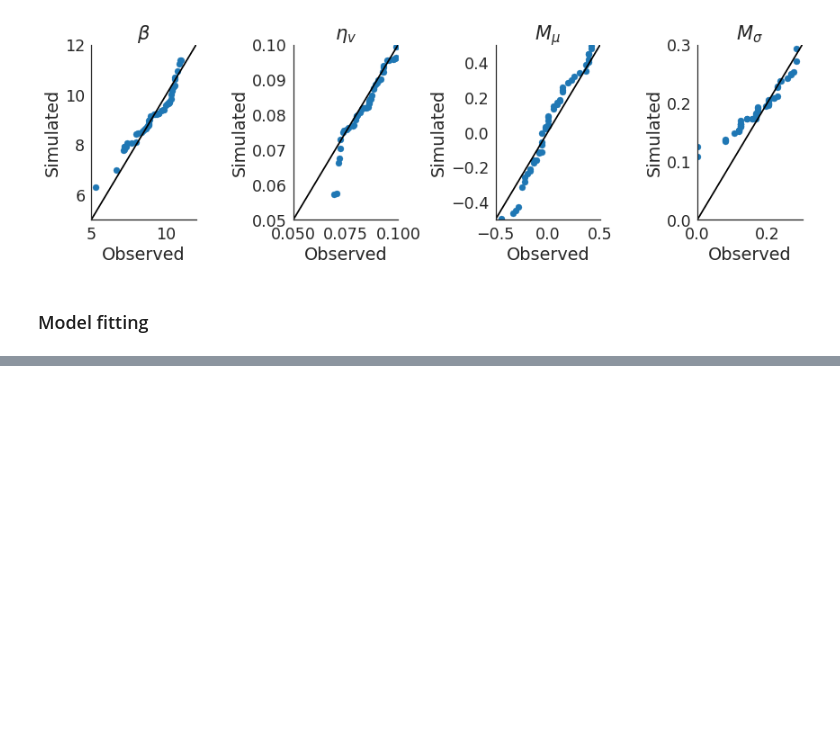
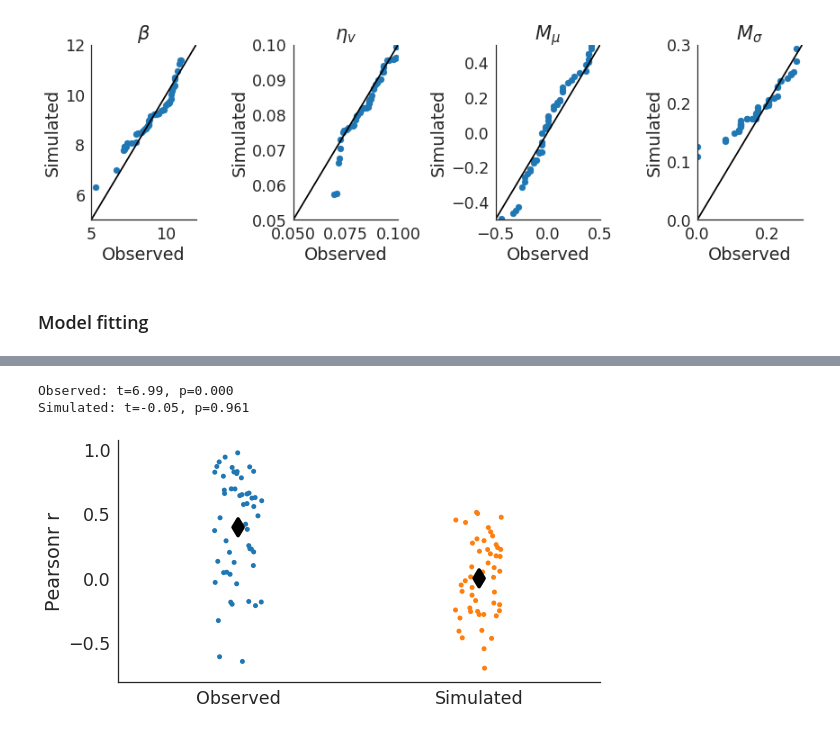
Before and after one commit to szorowi1/pni-rotations, a Jupyter notebook: 5_centeredRL.ipynb, the cells around one changed output, grey strips where cells are left out. Drawn from its saved outputs; the diff is of its cells as text; code cells hidden in the pictures; blank space fills up the shorter version.

```diff
--- a/5_centeredRL.ipynb
+++ b/5_centeredRL.ipynb
@@ -661,0 +691,44 @@ summary[summary.Rhat > 1.01]
+# %%
+from pandas import concat
+
+models = ['moodRL_centered_full_mood_glob', 'moodRL_centered_full_mood_glob_recovery']
+labels = ['Observed', 'Simulated']
+
+df = []
+for model, label in zip(models, labels):
+
+    ## Load StanFit.
+    fit = load_fit(model)
+
+    ## Prepare mood data.
+    M = fit['M']
+    h_pred = ( np.median(fit['h_pred'], axis=0).T + np.median(fit['beta_h'], axis=0) ).T
+    Mhat = np.tanh(h_pred[...,[7,21,35]])
+
+    ## Compute correlations.
+    rvals = np.array([pearsonr(x.flatten(),y.flatten())[0] for x,y in zip(M,Mhat)])
+    rvals = rvals[~np.isnan(rvals)]
+    df.append(DataFrame(np.array([rvals, np.repeat(label,rvals.size)]).T,
+              columns = ('R', 'Model')))
+
+    ## Perform t-test.
+    t, p = ttest_1samp(rvals, 0)
+    print('%s: t=%0.2f, p=%0.3f' %(label,t,p))
+
+df = concat(df)
+
+df['R'] = df.R.astype(float)
+
+## Initialize canvas.
+fig, ax = plt.subplots(1,1,figsize=(8,4))
+sns.stripplot('Model', 'R', data=df,  jitter=True, zorder=0, ax=ax)
+sns.pointplot('Model', 'R', data=df, join=False, color='k',
+              ci=None, markers='d', scale=1.5, ax=ax)
+ax.set(xlabel='', ylabel='Pearsonr r')
+
+sns.despine()
+plt.tight_layout()
+# %% [output]
+Observed: t=6.99, p=0.000
+Simulated: t=-0.05, p=0.961
+[figure, added]
```
Also changed, not shown: parts of 6 cells of this notebook.
